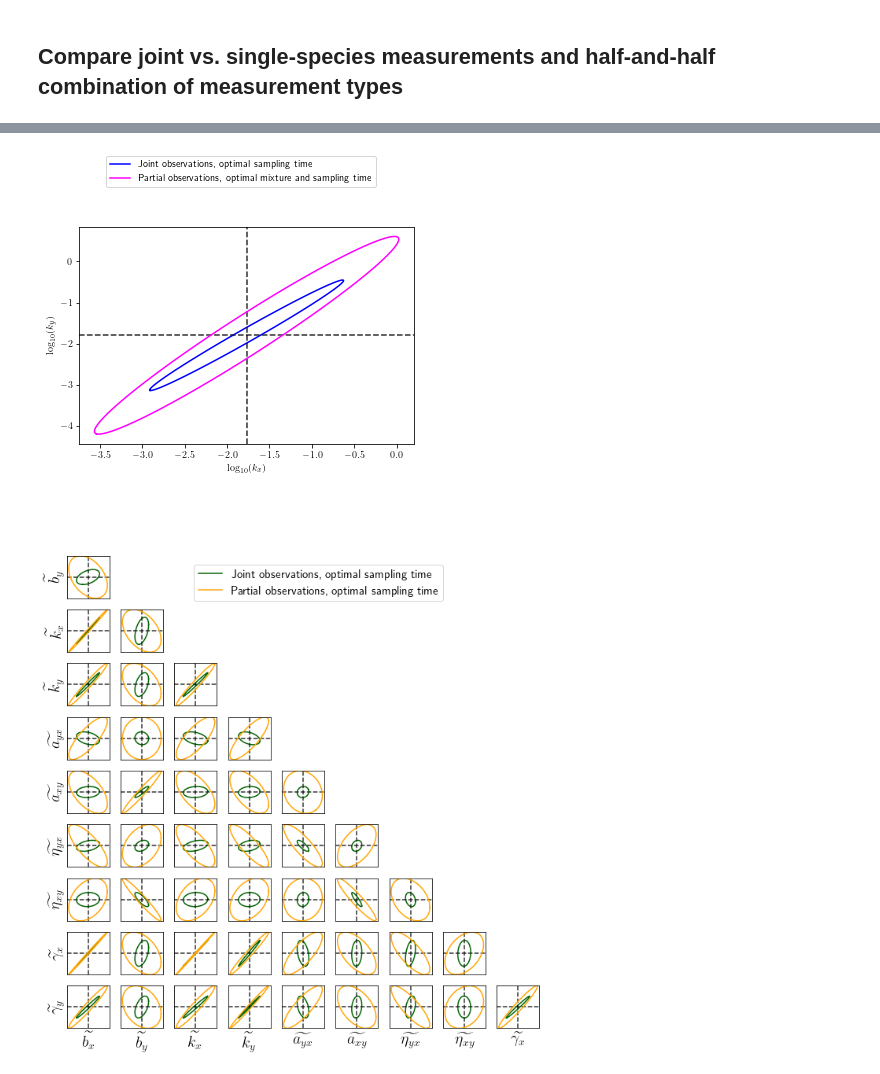
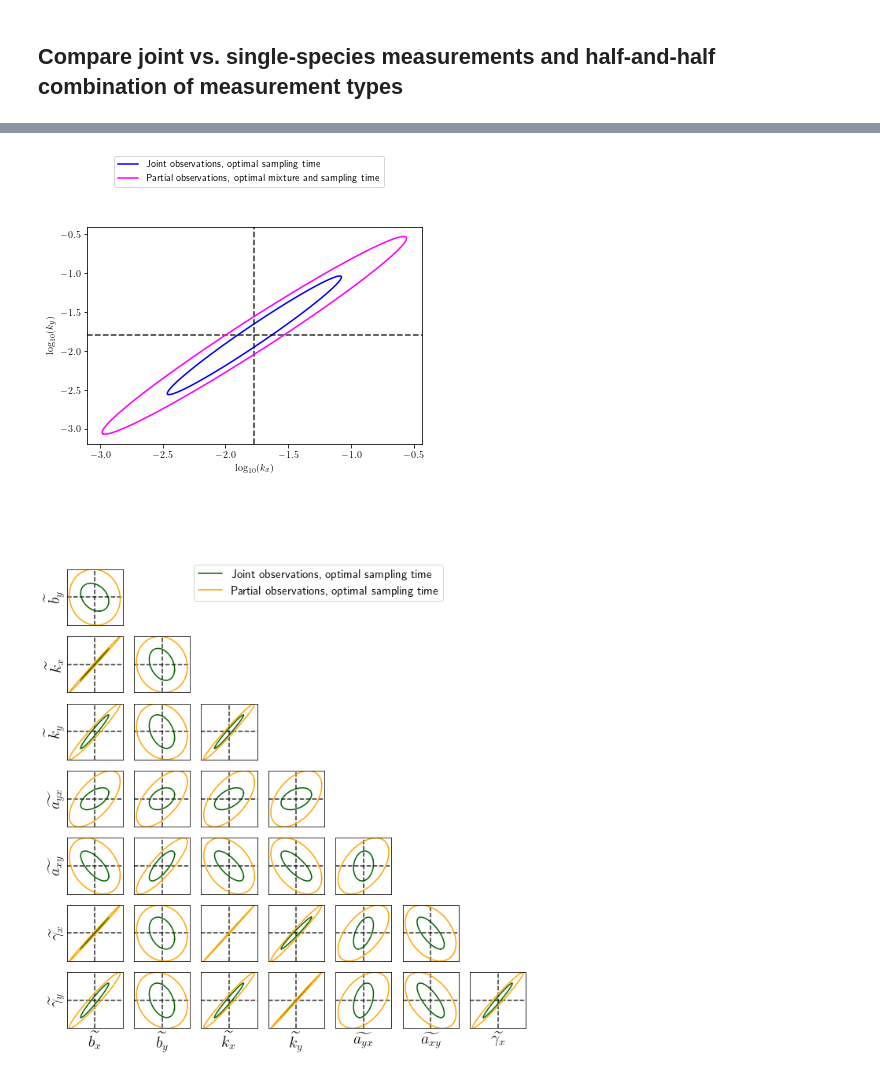
Before and after one commit to voduchuy/NoisyMeasurementFIM, a Jupyter notebook: toggle_switch/full_vs_partial_measurements.ipynb, the cells around one changed output, grey strips where cells are left out. Drawn from its saved outputs; the diff is of its cells as text; code cells hidden in the pictures.

```diff
--- a/toggle_switch/full_vs_partial_measurements.ipynb
+++ b/toggle_switch/full_vs_partial_measurements.ipynb
@@ -18,8 +18,8 @@ theta = np.array([model.bx,
                 model.ky,
                 model.ayx,
                 model.axy,
-                model.nyx,
-                model.nxy,
+                # model.nyx,
+                # model.nxy,
                 model.gammax,
                 model.gammay])
 fims = {}
@@ -194,7 +194,7 @@ h, l = ax.get_legend_handles_labels()
 fig.legend(h, l, loc="lower center", bbox_to_anchor=(0.5, 1, 0, 0.5))
 fig.savefig("figs/toggle_opt_mixture_kx_ky.png", dpi=300, bbox_inches="tight")
 # %% [output]
-[figure, old version]
+[figure, new version]
 # %%
 num_pars = model.NUM_PARAMETERS
 fig = plt.figure(figsize=(10, 10), tight_layout=True)
@@ -206,33 +206,33 @@ for i in range(num_pars):
         plotConfidenceEllipse(fim=fim_full,
                           num_sigma=3,
                   ax=axs[i, j], par_idx=[j, i], theta=np.log10(theta),
                   color="darkgreen", label=r"Joint observations, optimal sampling time")
         plotConfidenceEllipse(fim=fim_opt_dt_mixture, num_sigma=3,
                    ax=axs[i, j], par_idx=[j, i], theta=np.log10(theta),
                   color="orange", label=r"Partial observations, optimal sampling time")
         axs[i, j].set_xticks([])
         axs[i, j].set_yticks([])
         axs[i, j].autoscale(True, tight=True)
 
 parameter_labels=[
     r"$\widetilde{b_x}$",
     r"$\widetilde{b_y}$",
     r"$\widetilde{k_x}$",
     r"$\widetilde{k_y}$",
     r"$\widetilde{a_{yx}}$",
     r"$\widetilde{a_{xy}}$",
-    r"$\widetilde{\eta_{yx}}$",
-    r"$\widetilde{\eta_{xy}}$",
+    # r"$\widetilde{\eta_{yx}}$",
+    # r"$\widetilde{\eta_{xy}}$",
     r"$\widetilde{\gamma_x}$",
     r"$\widetilde{\gamma_y}$",
 ]
 
 for i in range(num_pars):
     axs[i, 0].set_ylabel(parameter_labels[i], fontsize=20)
     axs[-1, i].set_xlabel(parameter_labels[i], fontsize=20)
 
 h, l = axs[1, 0].get_legend_handles_labels()
 fig.legend(h, l, loc="lower center", bbox_to_anchor=(0.5, 0.8, 0, 0.5), fontsize=15)
 fig.savefig("figs/toggle_conf_ellipse_opt_mixture.png", dpi=500, bbox_inches="tight")
 # %% [output]
-[figure, old version]
+[figure, new version]
```
Also changed, not shown: parts of 1 cell of this notebook, 2 other files.
